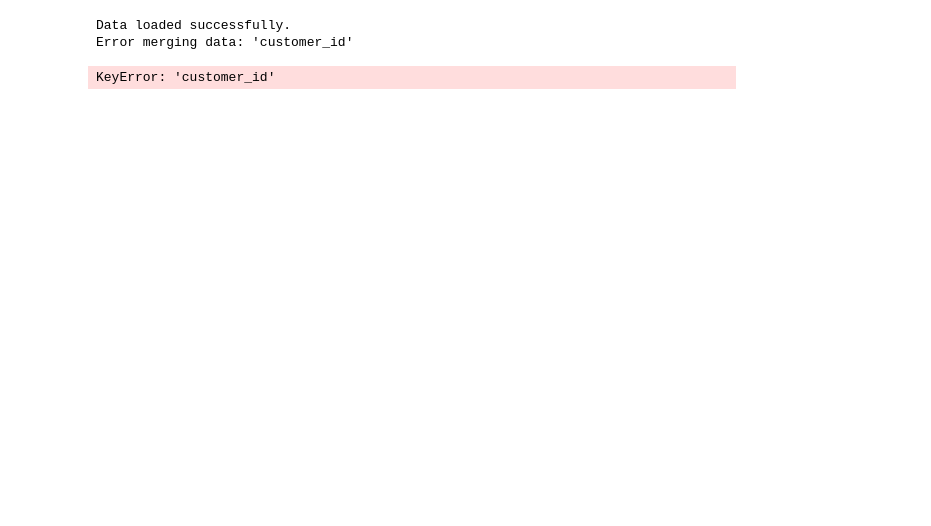
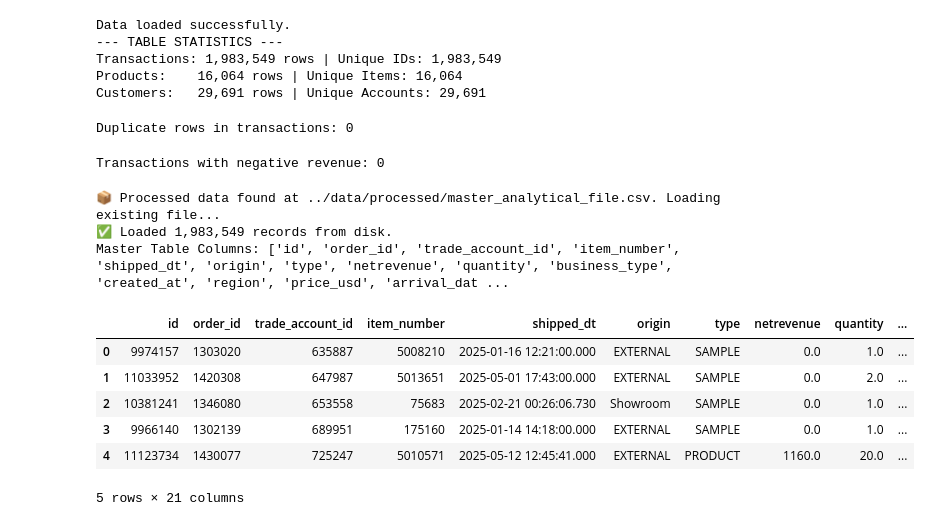
Before and after one commit to Avinash-patnaik/schumacher-customer-segmentation, a Jupyter notebook: notebooks/EDA_customer.ipynb, the cells around one changed output. Cells and saved outputs as stored; diff of their text form; code cells hidden in the pictures; blank space fills up the shorter version.

Commit message:
chore: eda on data

```diff
--- a/notebooks/EDA_customer.ipynb
+++ b/notebooks/EDA_customer.ipynb
@@ -5,9 +15,46 @@ from src.data_processor import DataProcessor
 # %%
 engine = DataProcessor(raw_data='../data/raw', processed_data='../data/processed/')
 engine.load_data()
-df = engine.merge_data()
-print(df.head())
+
+print("--- TABLE STATISTICS ---")
+df_trans = engine.df_trans
+df_prod = engine.df_prod
+df_cust = engine.df_cust
+
+print(f"Transactions: {len(df_trans):,} rows | Unique IDs: {df_trans['id'].nunique():,}")
+print(f"Products:    {len(df_prod):,} rows | Unique Items: {df_prod['item_number'].nunique():,}")
+print(f"Customers:   {len(df_cust):,} rows | Unique Accounts: {df_cust['trade_account_id'].nunique():,}")
 # %% [output]
 Data loaded successfully.
-Error merging data: 'customer_id'
+--- TABLE STATISTICS ---
+Transactions: 1,983,549 rows | Unique IDs: 1,983,549
+Products:    16,064 rows | Unique Items: 16,064
+Customers:   29,691 rows | Unique Accounts: 29,691
-KeyError: 'customer_id'
+# %%
+duplicates = df_trans.duplicated().sum()
+print(f"Duplicate rows in transactions: {duplicates:,}")
+# %% [output]
+Duplicate rows in transactions: 0
+# %%
+neg_rev = df_trans[df_trans['netrevenue'] < 0]
+print(f"Transactions with negative revenue: {len(neg_rev):,}")
+# %% [output]
+Transactions with negative revenue: 0
+# %%
+engine.merge_data()
+df = engine.df_master
+print(f"Master Table Columns: {df.columns.tolist()}")
+# %% [output]
+📦 Processed data found at ../data/processed/master_analytical_file.csv. Loading existing file...
+✅ Loaded 1,983,549 records from disk.
+Master Table Columns: ['id', 'order_id', 'trade_account_id', 'item_number', 'shipped_dt', 'origin', 'type', 'netrevenue', 'quantity', 'business_type', 'created_at', 'region', 'price_usd', 'arrival_dat ...
+# %%
+df.head()
+# %% [output]
+|  | id | order_id | trade_account_id | item_number | shipped_dt | origin | type | netrevenue | quantity | ... |
+| 0 | 9974157 | 1303020 | 635887 | 5008210 | 2025-01-16 12:21:00.000 | EXTERNAL | SAMPLE | 0.0 | 1.0 | ... |
+| 1 | 11033952 | 1420308 | 647987 | 5013651 | 2025-05-01 17:43:00.000 | EXTERNAL | SAMPLE | 0.0 | 2.0 | ... |
+| 2 | 10381241 | 1346080 | 653558 | 75683 | 2025-02-21 00:26:06.730 | Showroom | SAMPLE | 0.0 | 1.0 | ... |
+| 3 | 9966140 | 1302139 | 689951 | 175160 | 2025-01-14 14:18:00.000 | EXTERNAL | SAMPLE | 0.0 | 1.0 | ... |
+| 4 | 11123734 | 1430077 | 725247 | 5010571 | 2025-05-12 12:45:41.000 | EXTERNAL | PRODUCT | 1160.0 | 20.0 | ... |
+5 rows × 21 columns
```
Also changed, not shown: parts of 5 cells of this notebook.
